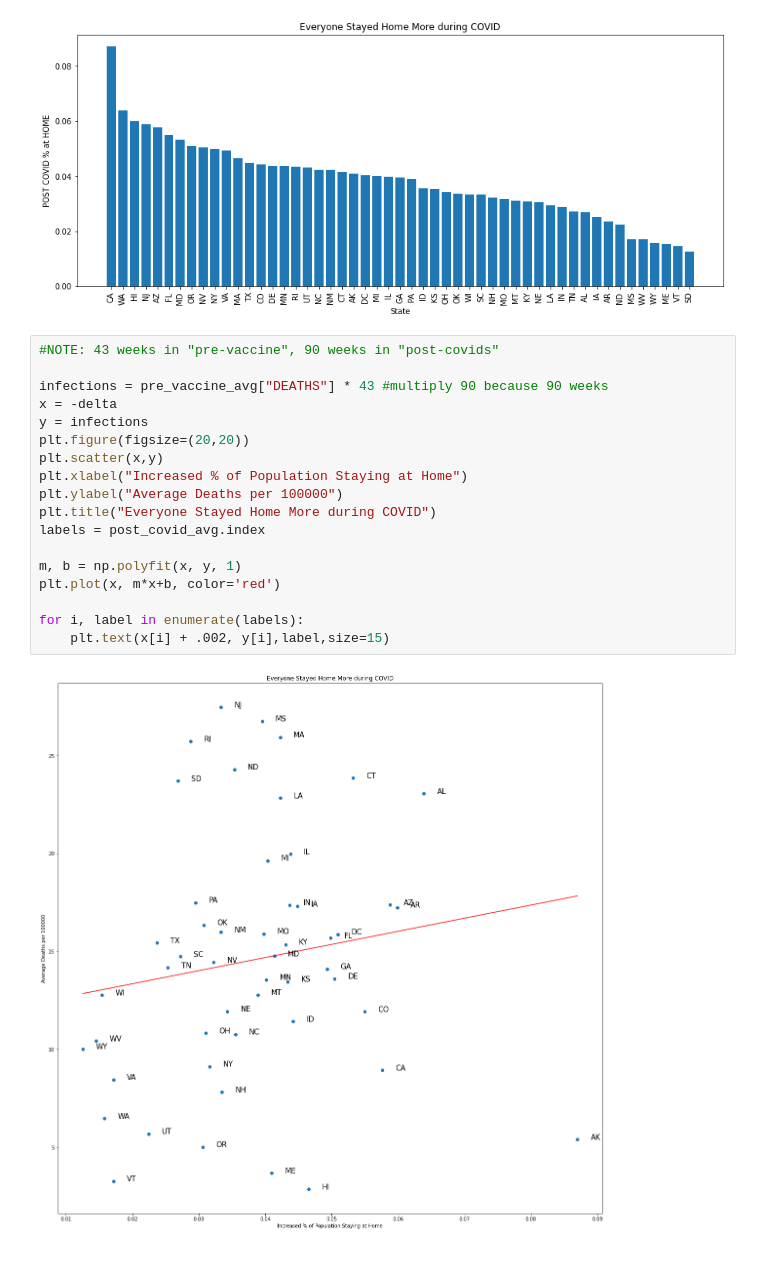
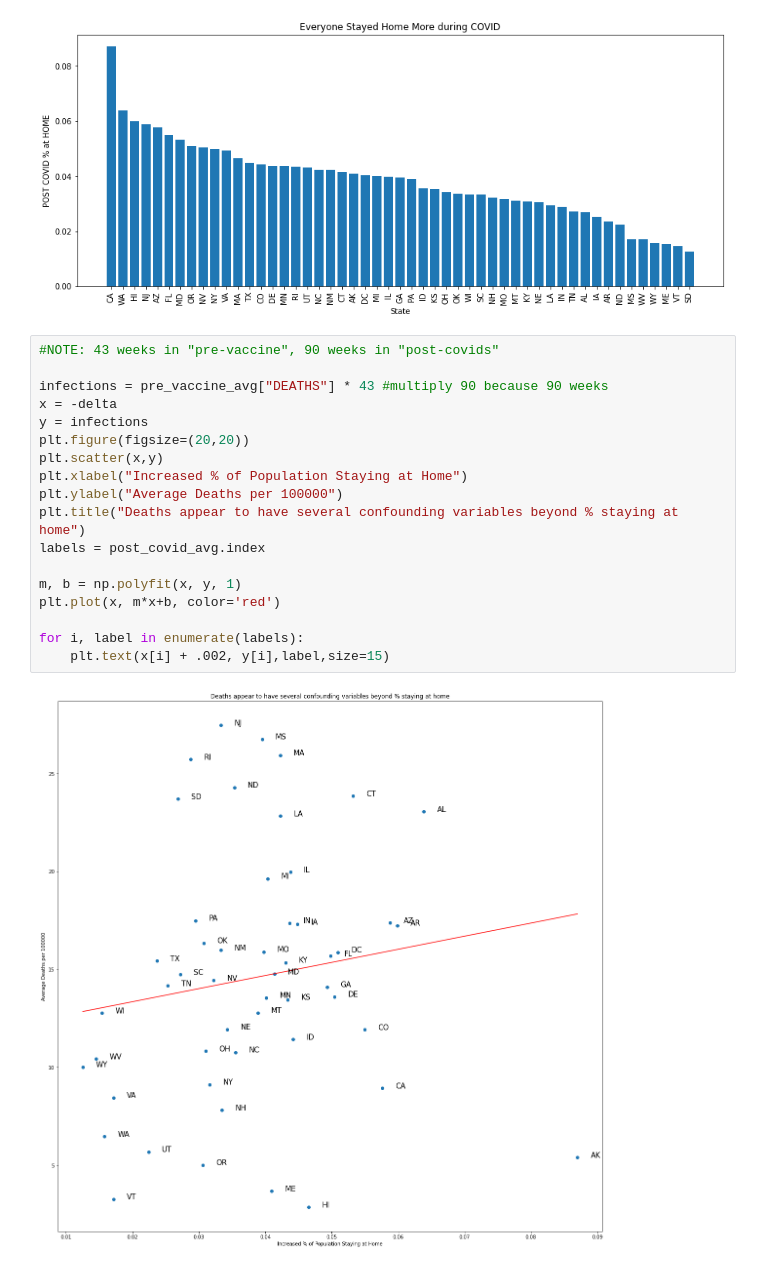
Before and after one commit to colinscampbell/project-1, a Jupyter notebook: analysis/colin.ipynb, the cells around one changed output. Cells and saved outputs as stored; diff of their text form.

```diff
--- a/analysis/colin.ipynb
+++ b/analysis/colin.ipynb
@@ -98,20 +98,20 @@ Text(0.5, 1.0, 'Everyone Stayed Home More during COVID')
 # %%
 #NOTE: 43 weeks in "pre-vaccine", 90 weeks in "post-covids"
 
 infections = pre_vaccine_avg["DEATHS"] * 43 #multiply 90 because 90 weeks
 x = -delta
 y = infections
 plt.figure(figsize=(20,20))
 plt.scatter(x,y)
 plt.xlabel("Increased % of Population Staying at Home")
 plt.ylabel("Average Deaths per 100000")
-plt.title("Everyone Stayed Home More during COVID")
+plt.title("Deaths appear to have several confounding variables beyond % staying at home")
 labels = post_covid_avg.index
 
 m, b = np.polyfit(x, y, 1)
 plt.plot(x, m*x+b, color='red')
 
 for i, label in enumerate(labels):
     plt.text(x[i] + .002, y[i],label,size=15)
 # %% [output]
-[figure, old version]
+[figure, new version]
```
Also changed, not shown: parts of 2 cells of this notebook.
